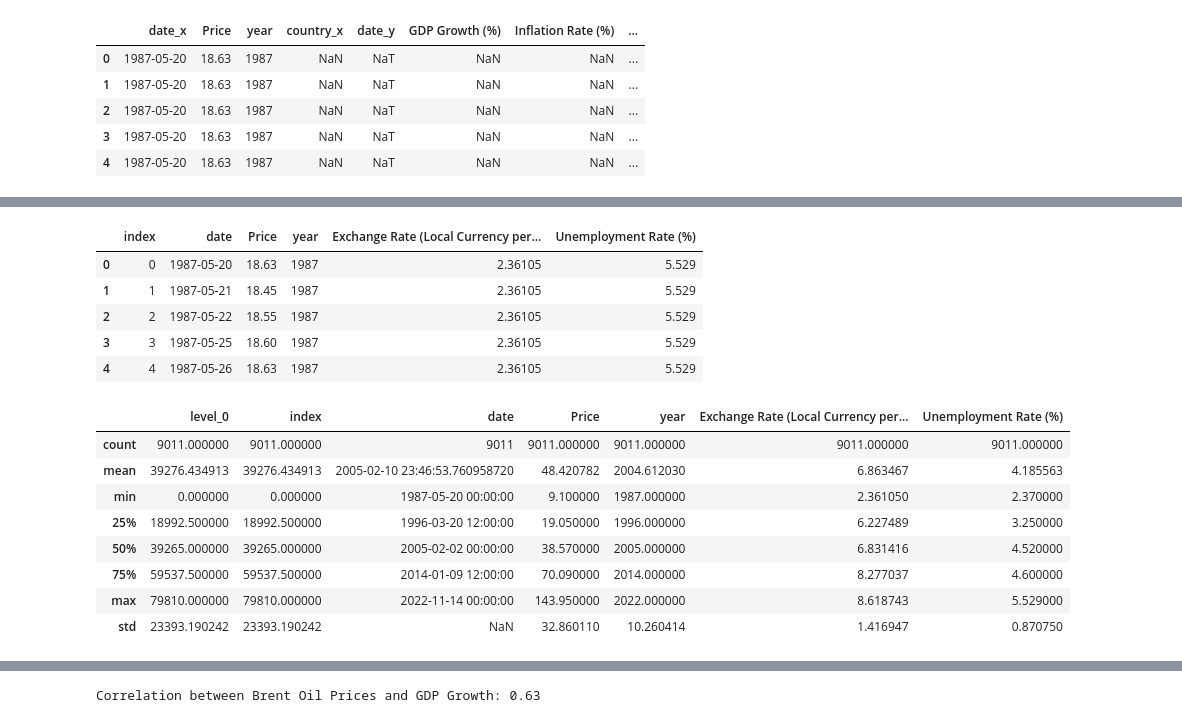
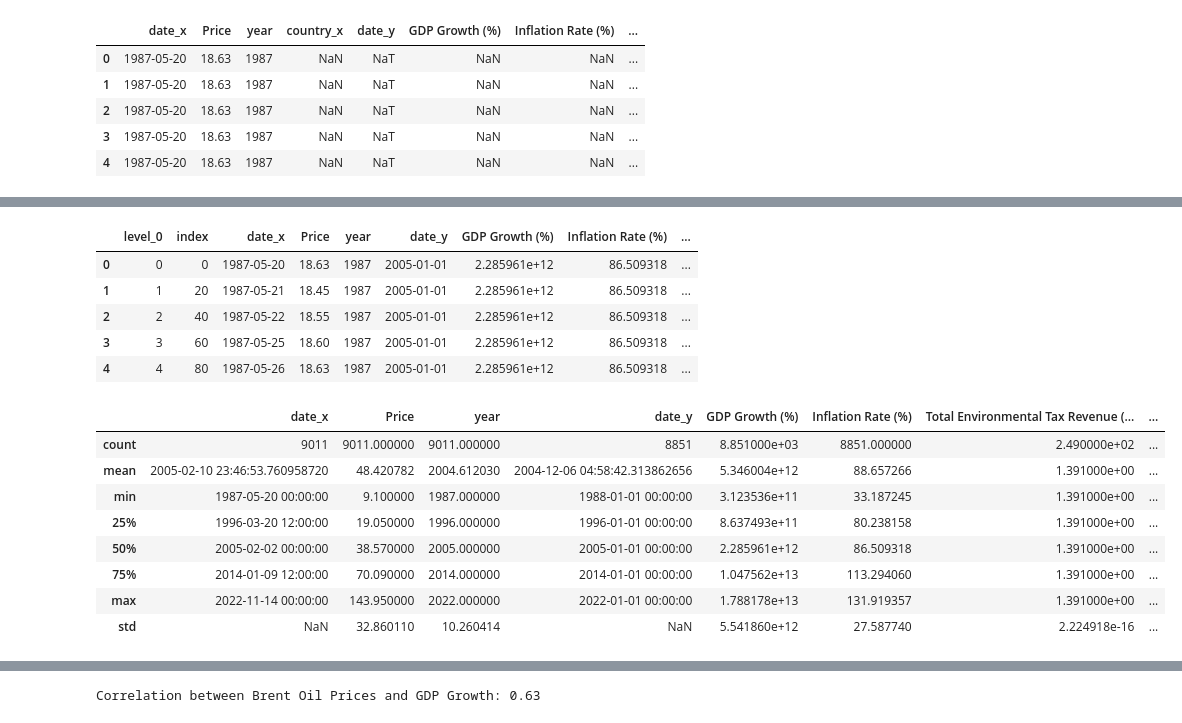
Before and after one commit to NaimaT15/Oil_Price_Analysis, a Jupyter notebook: notebooks/oil_price_analysis.ipynb, the cells around one changed output, grey strips where cells are left out. Cells and saved outputs as stored; diff of their text form; code cells hidden in the pictures.

```diff
--- a/notebooks/oil_price_analysis.ipynb
+++ b/notebooks/oil_price_analysis.ipynb
@@ -425,4 +425,4 @@ all_data.head()
 | 3 | 1987-05-20 | 18.63 | 1987 | NaN | NaT | NaN | NaN | ... |
 | 4 | 1987-05-20 | 18.63 | 1987 | NaN | NaT | NaN | NaN | ... |
 # %%
-all_data = all_data.drop(columns=['country_x'])
+all_data = all_data.drop(columns=['country_y'])
@@ -434,34 +454,34 @@ print(f'null values \n\n{all_data.isna().sum()}')
 # %%
 all_data.head()
 # %% [output]
-|  | index | date | Price | year | Exchange Rate (Local Currency per... | Unemployment Rate (%) |
-| 0 | 0 | 1987-05-20 | 18.63 | 1987 | 2.36105 | 5.529 |
-| 1 | 1 | 1987-05-21 | 18.45 | 1987 | 2.36105 | 5.529 |
-| 2 | 2 | 1987-05-22 | 18.55 | 1987 | 2.36105 | 5.529 |
-| 3 | 3 | 1987-05-25 | 18.60 | 1987 | 2.36105 | 5.529 |
-| 4 | 4 | 1987-05-26 | 18.63 | 1987 | 2.36105 | 5.529 |
+|  | level_0 | index | date_x | Price | year | date_y | GDP Growth (%) | Inflation Rate (%) | ... |
+| 0 | 0 | 0 | 1987-05-20 | 18.63 | 1987 | 2005-01-01 | 2.285961e+12 | 86.509318 | ... |
+| 1 | 1 | 20 | 1987-05-21 | 18.45 | 1987 | 2005-01-01 | 2.285961e+12 | 86.509318 | ... |
+| 2 | 2 | 40 | 1987-05-22 | 18.55 | 1987 | 2005-01-01 | 2.285961e+12 | 86.509318 | ... |
+| 3 | 3 | 60 | 1987-05-25 | 18.60 | 1987 | 2005-01-01 | 2.285961e+12 | 86.509318 | ... |
+| 4 | 4 | 80 | 1987-05-26 | 18.63 | 1987 | 2005-01-01 | 2.285961e+12 | 86.509318 | ... |
 # %%
-# all_data = all_data[['date_x',
-# 'Price',
-# 'year',
-# 'GDP Growth (%)',
-# 'Inflation Rate (%)',
-# 'Net Trade in Goods and Services (BoP, current US$)',
-# 'Renewable Energy Consumption (% of total energy)',
-# 'Unemployment Rate (%)',
-# 'Exchange Rate (Local Currency per USD)']]
+all_data = all_data[['date_x',
+'Price',
+'year',
+'GDP Growth (%)',
+'Inflation Rate (%)',
+'Net Trade in Goods and Services (BoP, current US$)',
+'Renewable Energy Consumption (% of total energy)',
+'Unemployment Rate (%)',
+'Exchange Rate (Local Currency per USD)']]
 # %%
-all_data = all_data.drop_duplicates(subset='date',keep='first')
+all_data = all_data.drop_duplicates(subset='date_x',keep='first')
 all_data.describe()
 # %% [output]
-|  | level_0 | index | date | Price | year | Exchange Rate (Local Currency per... | Unemployment Rate (%) |
-| count | 9011.000000 | 9011.000000 | 9011 | 9011.000000 | 9011.000000 | 9011.000000 | 9011.000000 |
-| mean | 39276.434913 | 39276.434913 | 2005-02-10 23:46:53.760958720 | 48.420782 | 2004.612030 | 6.863467 | 4.185563 |
-| min | 0.000000 | 0.000000 | 1987-05-20 00:00:00 | 9.100000 | 1987.000000 | 2.361050 | 2.370000 |
-| 25% | 18992.500000 | 18992.500000 | 1996-03-20 12:00:00 | 19.050000 | 1996.000000 | 6.227489 | 3.250000 |
-| 50% | 39265.000000 | 39265.000000 | 2005-02-02 00:00:00 | 38.570000 | 2005.000000 | 6.831416 | 4.520000 |
-| 75% | 59537.500000 | 59537.500000 | 2014-01-09 12:00:00 | 70.090000 | 2014.000000 | 8.277037 | 4.600000 |
-| max | 79810.000000 | 79810.000000 | 2022-11-14 00:00:00 | 143.950000 | 2022.000000 | 8.618743 | 5.529000 |
-| std | 23393.190242 | 23393.190242 | NaN | 32.860110 | 10.260414 | 1.416947 | 0.870750 |
+|  | date_x | Price | year | date_y | GDP Growth (%) | Inflation Rate (%) | Total Environmental Tax Revenue (... | ... |
+| count | 9011 | 9011.000000 | 9011.000000 | 8851 | 8.851000e+03 | 8851.000000 | 2.490000e+02 | ... |
+| mean | 2005-02-10 23:46:53.760958720 | 48.420782 | 2004.612030 | 2004-12-06 04:58:42.313862656 | 5.346004e+12 | 88.657266 | 1.391000e+00 | ... |
+| min | 1987-05-20 00:00:00 | 9.100000 | 1987.000000 | 1988-01-01 00:00:00 | 3.123536e+11 | 33.187245 | 1.391000e+00 | ... |
+| 25% | 1996-03-20 12:00:00 | 19.050000 | 1996.000000 | 1996-01-01 00:00:00 | 8.637493e+11 | 80.238158 | 1.391000e+00 | ... |
+| 50% | 2005-02-02 00:00:00 | 38.570000 | 2005.000000 | 2005-01-01 00:00:00 | 2.285961e+12 | 86.509318 | 1.391000e+00 | ... |
+| 75% | 2014-01-09 12:00:00 | 70.090000 | 2014.000000 | 2014-01-01 00:00:00 | 1.047562e+13 | 113.294060 | 1.391000e+00 | ... |
+| max | 2022-11-14 00:00:00 | 143.950000 | 2022.000000 | 2022-01-01 00:00:00 | 1.788178e+13 | 131.919357 | 1.391000e+00 | ... |
+| std | NaN | 32.860110 | 10.260414 | NaN | 5.541860e+12 | 27.587740 | 2.224918e-16 | ... |
 # %%
 import seaborn as sns
```
Also changed, not shown: parts of 16 cells of this notebook, 23 other files.
